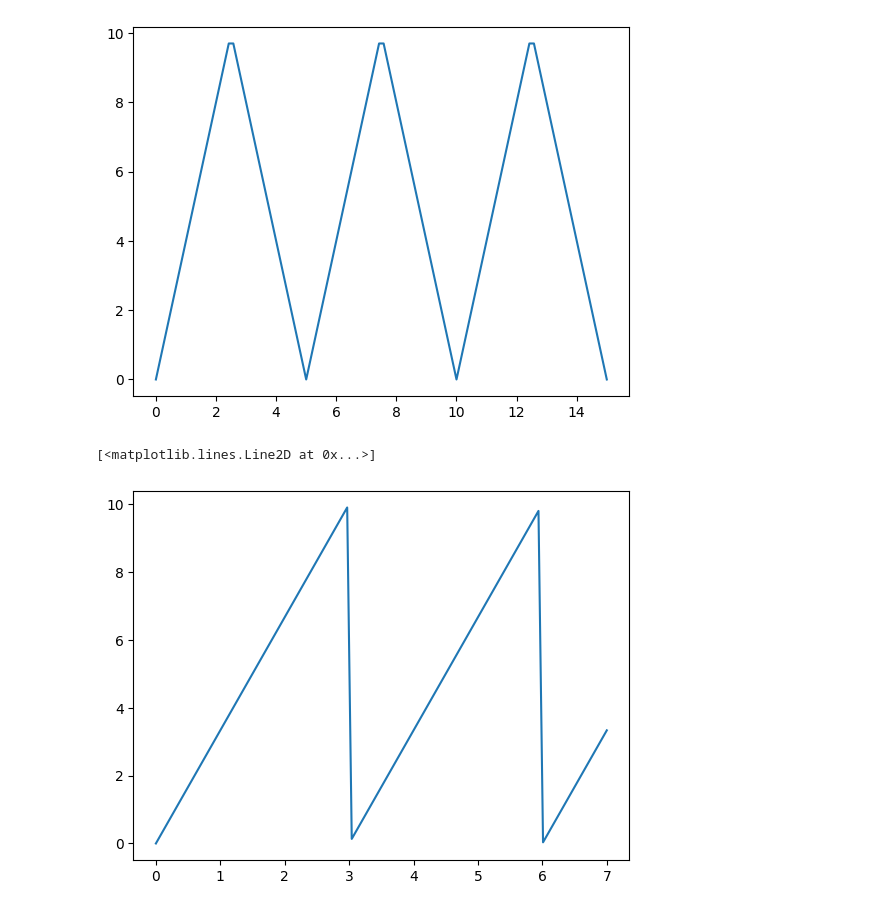
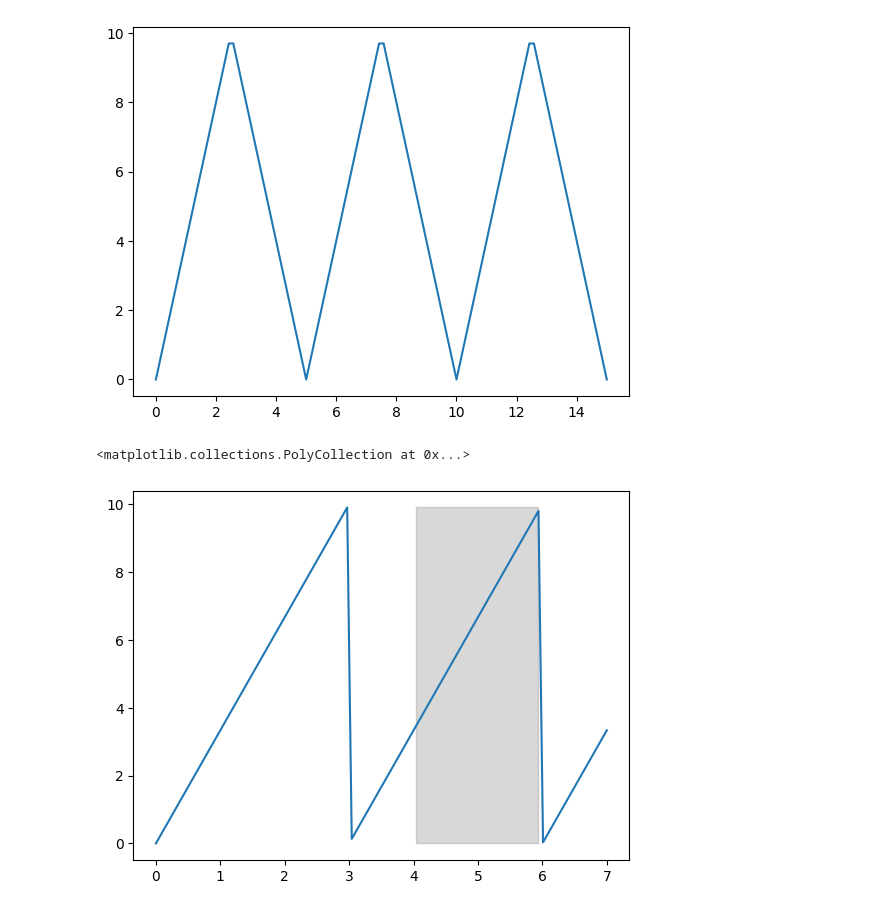
Before and after one commit to Driss-001/Capstone_G2_2022-2023, a Jupyter notebook: test.ipynb, the cells around one changed output. Drawn from its saved outputs; the diff is of its cells as text; code cells hidden in the pictures.

```diff
--- a/test.ipynb
+++ b/test.ipynb
@@ -136,23 +136,26 @@ plt.plot(x,y)
 # %%
 def _triangle(period,peak,now_time) -> float:
 
     now_frac = now_time//(period) #euclidian division
     now_mod = now_frac%2 #which period are we on obtained by modulus
     #linear function going from 0 to peak in period/2
     #if now_mod == 0: #if in first half of the triangle positive slope
     #    return peak/period*(now_time-period*now_frac)
     #else:
     #    return peak*(1-1/period*2*(now_time-period/2*now_frac))
     return peak/period*(now_time-period*now_frac)
 
 f = lambda x: _triangle(3,10,x)
 x = np.linspace(0,7,100)
 y = np.vectorize(f)(x)
 
 plt.plot(x,y)
+cond = np.logical_and(x>=4 , x<=6)
+plt.fill_between(x[cond],len(x[cond])*[max(y)],color='gray',
+                 alpha=0.3)
 # %% [output]
-[<matplotlib.lines.Line2D at 0x...>]
+<matplotlib.collections.PolyCollection at 0x...>
-[figure, old version]
+[figure, new version]
 # %%
 def _triangle(period,peak,now_time) -> float:
 
```
Also changed, not shown: parts of 8 cells of this notebook, 3 other files.
